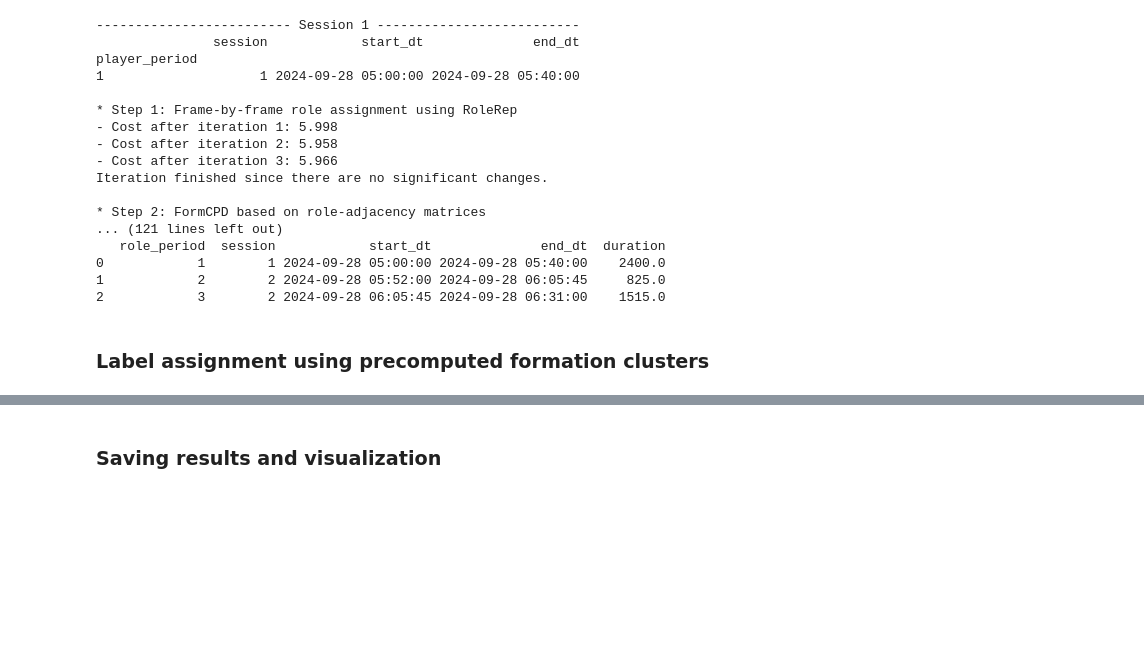
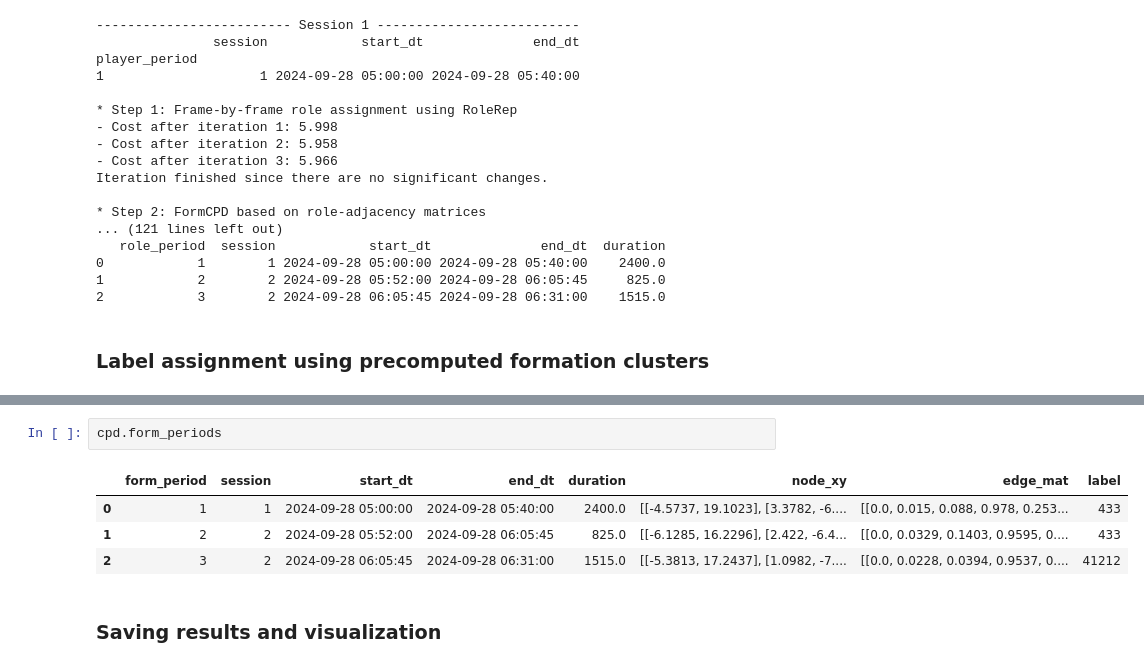
Before and after one commit to hyunsungkim-ds/soccercpd, a Jupyter notebook: tutorial_kloppy.ipynb, the cells around one changed output, grey strips where cells are left out. Saved outputs shown, nothing was run; the diff lists cells and outputs as text; blank space fills up the shorter version.

```diff
--- a/tutorial_kloppy.ipynb
+++ b/tutorial_kloppy.ipynb
@@ -139,6 +139,13 @@ cpd.role_labels
 | 1 | LB | RCM | RB | LM | RCB | LCB | LCM | CDM | RM | CF |
 | 2 | LB | RCM | RB | LM | RCB | LCB | LCM | CDM | RM | CF |
 | 3 | LB | RCM | RB | LCM | RCB | LCB | CAM | CDM | RCF | CF |
+# %%
+cpd.form_periods
+# %% [output]
+|  | form_period | session | start_dt | end_dt | duration | node_xy | edge_mat | label |
+| 0 | 1 | 1 | 2024-09-28 05:00:00 | 2024-09-28 05:40:00 | 2400.0 | [[-4.5737, 19.1023], [3.3782, -6.... | [[0.0, 0.015, 0.088, 0.978, 0.253... | 433 |
+| 1 | 2 | 2 | 2024-09-28 05:52:00 | 2024-09-28 06:05:45 | 825.0 | [[-6.1285, 16.2296], [2.422, -6.4... | [[0.0, 0.0329, 0.1403, 0.9595, 0.... | 433 |
+| 2 | 3 | 2 | 2024-09-28 06:05:45 | 2024-09-28 06:31:00 | 1515.0 | [[-5.3813, 17.2437], [1.0982, -7.... | [[0.0, 0.0228, 0.0394, 0.9537, 0.... | 41212 |
 # %% [markdown]
 ### Saving results and visualization
 # %%
```
Also changed, not shown: parts of 1 cell of this notebook, 4 other files.
